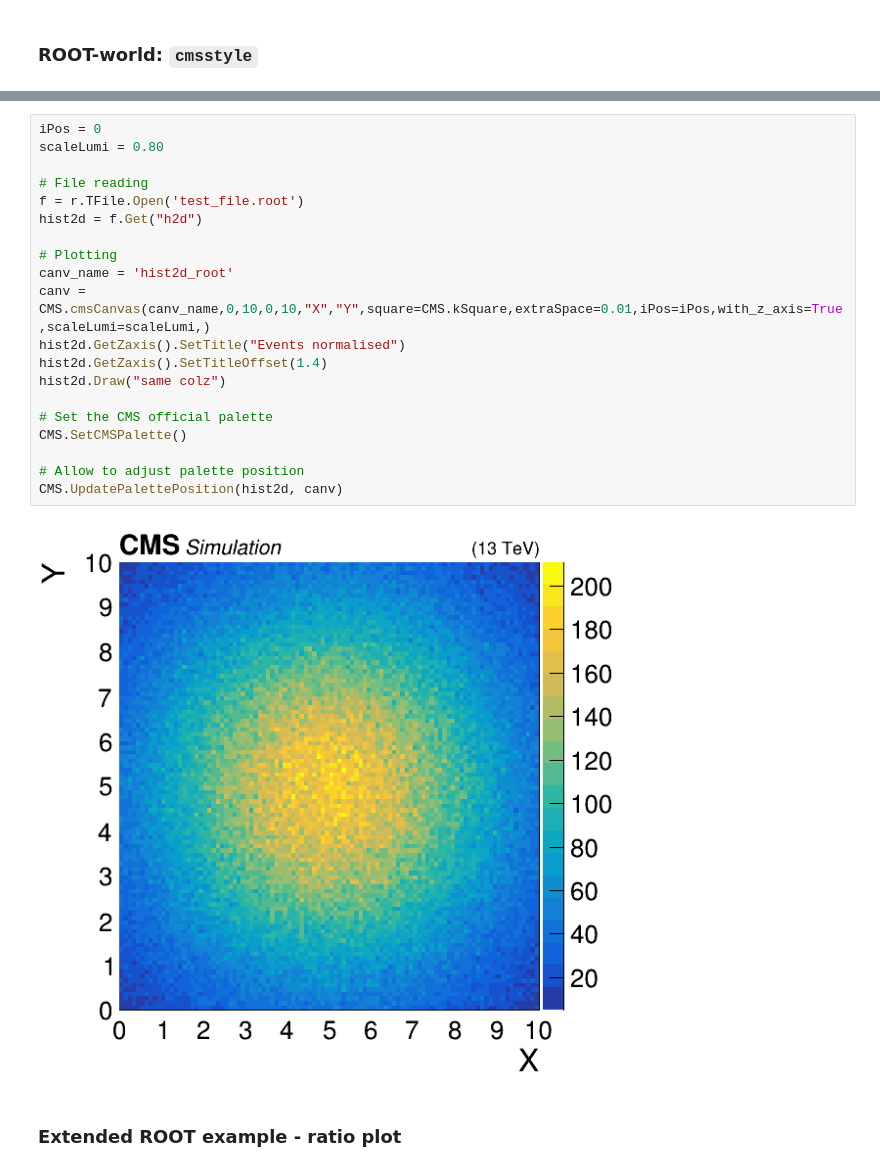
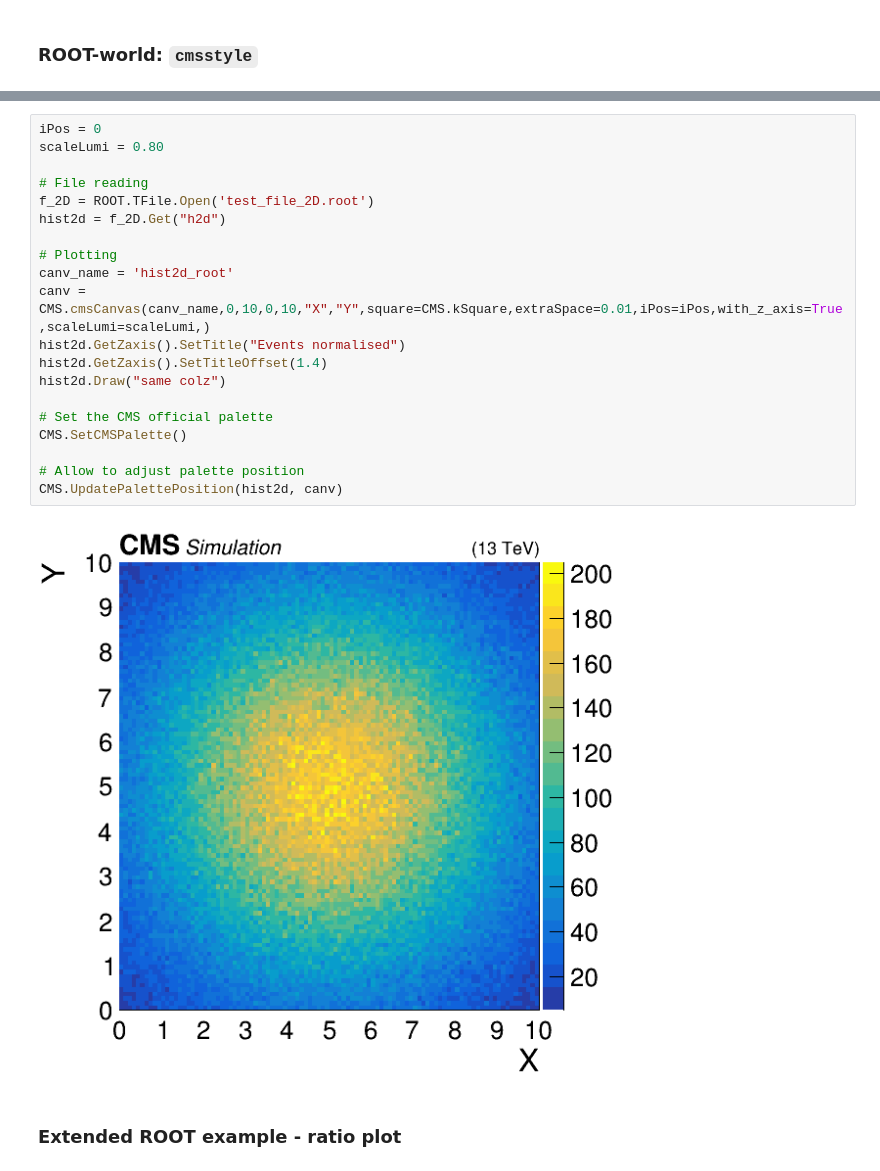
Before and after one commit to ttedeschi/tutorial_CAT, a Jupyter notebook: tutorial_CAT.ipynb, the cells around one changed output, grey strips where cells are left out. Cells and saved outputs as stored; diff of their text form.

```diff
--- a/tutorial_CAT.ipynb
+++ b/tutorial_CAT.ipynb
@@ -276,25 +300,25 @@ CMS.cmsDrawStack(stack, leg, hist_dict)
 # %%
 iPos = 0
 scaleLumi = 0.80
 
 # File reading
-f = r.TFile.Open('test_file.root')
-hist2d = f.Get("h2d")
+f_2D = ROOT.TFile.Open('test_file_2D.root')
+hist2d = f_2D.Get("h2d")
 
 # Plotting
 canv_name = 'hist2d_root'
 canv = CMS.cmsCanvas(canv_name,0,10,0,10,"X","Y",square=CMS.kSquare,extraSpace=0.01,iPos=iPos,with_z_axis=True,scaleLumi=scaleLumi,)
 hist2d.GetZaxis().SetTitle("Events normalised")
 hist2d.GetZaxis().SetTitleOffset(1.4)
 hist2d.Draw("same colz")
 
 # Set the CMS official palette
 CMS.SetCMSPalette()
 
 # Allow to adjust palette position
 CMS.UpdatePalettePosition(hist2d, canv)
 # %% [output]
-[figure, old version]
+[figure, new version]
 # %% [markdown]
 ### Extended ROOT example - ratio plot
 # %%
```
Also changed, not shown: parts of 9 cells of this notebook.
